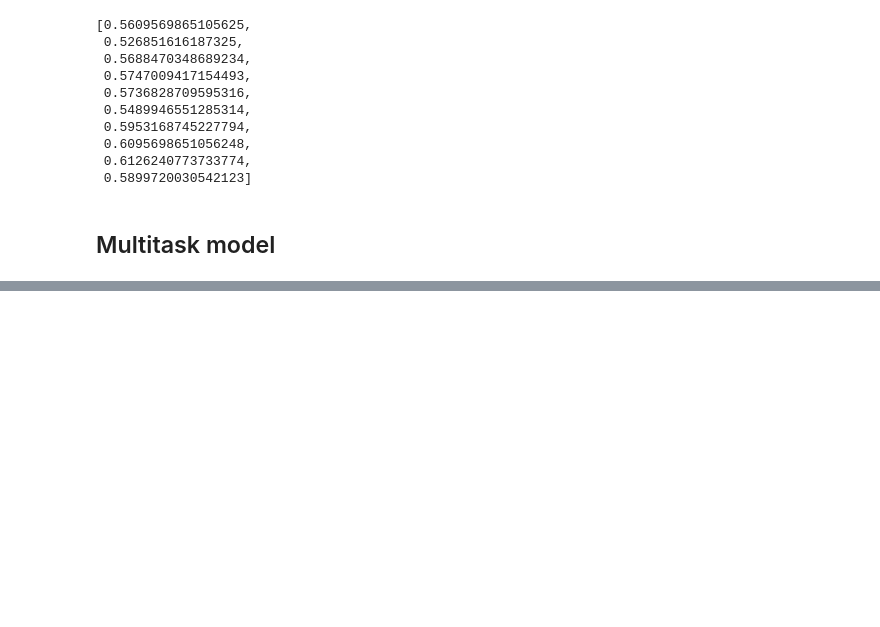
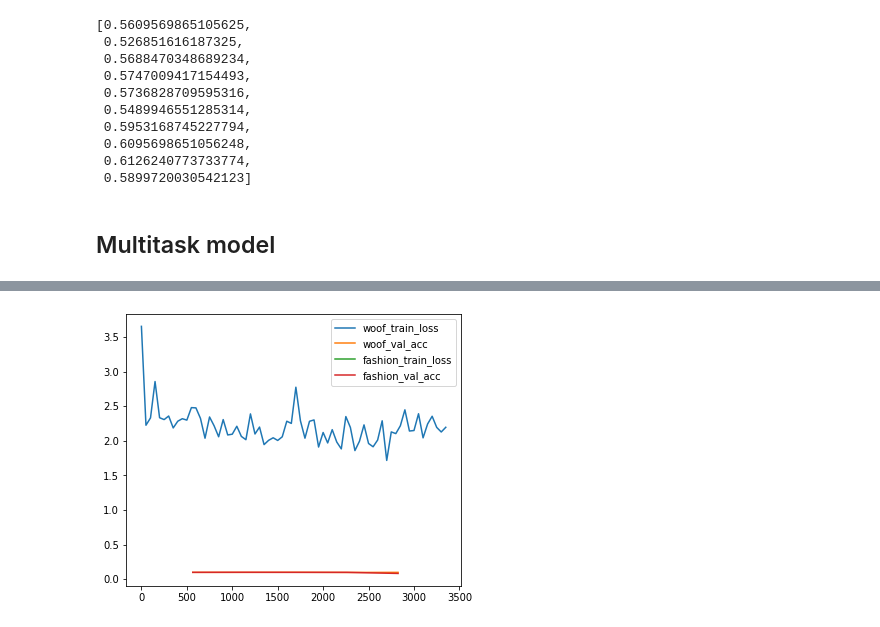
Before and after one commit to iakremnev/multitask-classification, a Jupyter notebook: pipeline.ipynb, the cells around one changed output, grey strips where cells are left out. Drawn from its saved outputs; the diff is of its cells as text; code cells hidden in the pictures; blank space fills up the shorter version.

Commit message:
Multitask model; not learning :(

```diff
--- a/pipeline.ipynb
+++ b/pipeline.ipynb
@@ -219,0 +239,71 @@ backbone = resnet50(pretrained=False)
+# %%
+torch.random.manual_seed(172)
+
+woof_train_loader = DataLoader(imagewoof_train, 16, True, num_workers=4)
+woof_val_loader = DataLoader(imagewoof_val, 16, num_workers=4)
+fashion_train_loader = DataLoader(fashion_train, 16, True, num_workers=2)
+fashion_val_loader = DataLoader(fashion_val, 16, num_workers=2)
+# %%
+woof_optimizer = torch.optim.Adam(woof_classifier.parameters())
+fashion_optimizer = torch.optim.Adam(fashion_classifier.parameters())
+
+woof_lr_scheduler = torch.optim.lr_scheduler.ReduceLROnPlateau(woof_optimizer, patience=5)
+fashion_lr_scheduler = torch.optim.lr_scheduler.StepLR(fashion_optimizer, 10, 0.5)
+# %%
+import random
+from collections import defaultdict
+from itertools import cycle
+random.seed(50)
+
+
+def step(model, train_loader, optimizer):
+    model.train()
+    optimizer.zero_grad()
+    x, y = next(train_loader)
+    pred = model(x.to("cuda").expand(-1, 3, -1, -1))
+    loss = F.cross_entropy(pred, y.to("cuda"))
+    loss.backward()
+    optimizer.step()
+    return loss.item()
+
+
+def plot_combined_metrics(metrics):
+    plot_metrics({"woof_train_loss": (metrics["woof_train_x"], metrics["woof_train_loss"]),
+                  "woof_val_acc": (metrics["woof_val_x"], metrics["woof_val_acc"]),
+                  "fashion_train_loss": (metrics["fashion_train_x"], metrics["fashion_train_loss"]),
+                  "fashion_val_acc": (metrics["fashion_val_x"], metrics["fashion_val_acc"])})
+
+
+epochs = 50
+
+metrics = defaultdict(list)
+batch_no = 0
+fashion_train_iter = cycle(fashion_train_loader)  # Never stops
+for epoch in range(epochs):
+    woof_train_iter = iter(woof_train_loader)  # Renewed every epoch
+    while(True):
+        take_woof = random.randrange(2)
+        try:
+            if take_woof <= 1:
+                loss = step(woof_classifier, woof_train_iter, woof_optimizer)
+                if batch_no % 50 == 0:
+                    metrics["woof_train_x"].append(batch_no)
+                    metrics["woof_train_loss"].append(loss)
+                    plot_combined_metrics(metrics)
+            else:
+                loss = step(fashion_classifier, fashion_train_iter, fashion_optimizer)
+                if batch_no % 50 == 0:
+                    metrics["fashion_train_x"].append(batch_no)
+                    metrics["fashion_train_loss"].append(loss)
+                    plot_combined_metrics(metrics)
+            batch_no += 1
+        except StopIteration:
+            metrics["woof_val_x"].append(batch_no)
+            metrics["woof_val_acc"].append(accuracy(woof_classifier, woof_val_loader))
+            metrics["fashion_val_x"].append(batch_no)
+            metrics["fashion_val_acc"].append(accuracy(fashion_classifier, fashion_val_loader))
+            plot_combined_metrics(metrics)
+            epoch += 1
+            break
+# %% [output]
+[figure, added]
```
Also changed, not shown: parts of 5 cells of this notebook.
